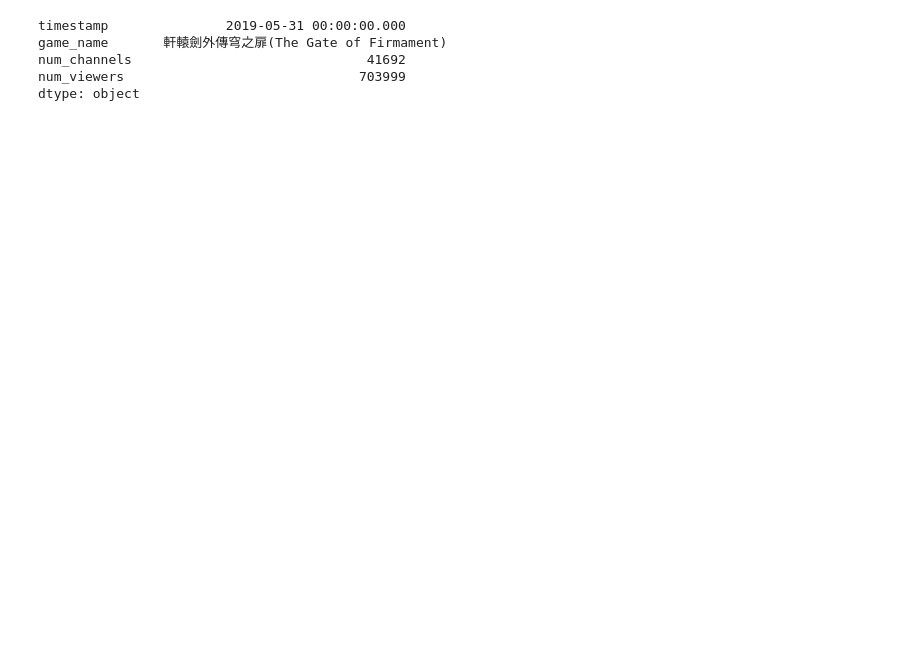
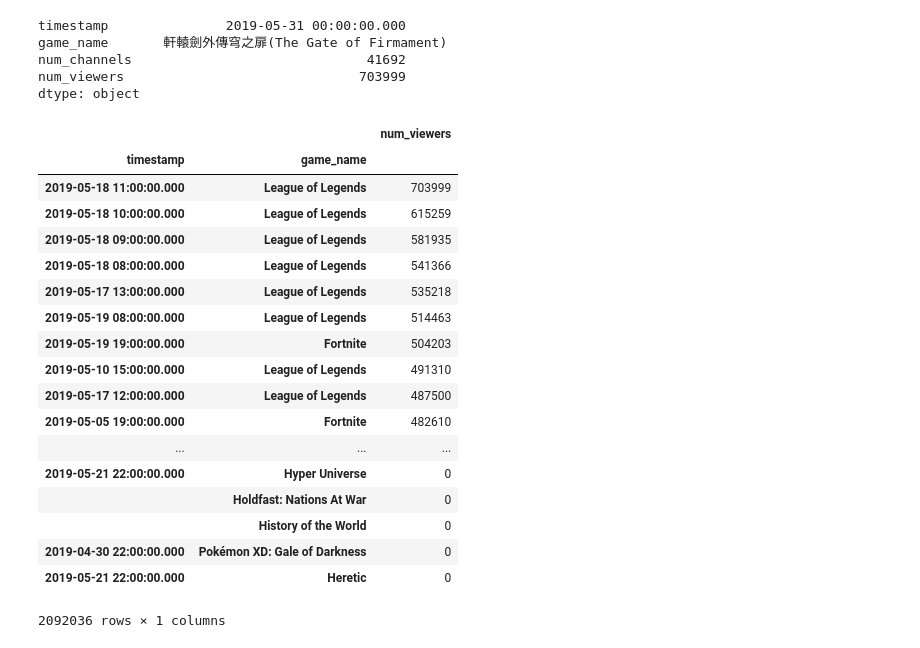
Before and after one commit to natashaborders-zz/Twitch_Streamers_Recommender, a Jupyter notebook: Jeremy_Notebooks/Game_Standing_Notebook.ipynb, the cells around one changed output. Cells and saved outputs as stored; diff of their text form; code cells hidden in the pictures; blank space fills up the shorter version.

```diff
--- a/Jeremy_Notebooks/Game_Standing_Notebook.ipynb
+++ b/Jeremy_Notebooks/Game_Standing_Notebook.ipynb
@@ -89,3 +130,25 @@ game_name       軒轅劍外傳穹之扉(The Gate of Firmament)
 num_channels                              41692
 num_viewers                              703999
 dtype: object
+# %%
+df.groupby(['timestamp', 'game_name']).agg({'num_viewers':'max'}).sort_values(by='num_viewers', ascending = False)
+# %% [output]
+|  |  | num_viewers |
+| timestamp | game_name |  |
+| 2019-05-18 11:00:00.000 | League of Legends | 703999 |
+| 2019-05-18 10:00:00.000 | League of Legends | 615259 |
+| 2019-05-18 09:00:00.000 | League of Legends | 581935 |
+| 2019-05-18 08:00:00.000 | League of Legends | 541366 |
+| 2019-05-17 13:00:00.000 | League of Legends | 535218 |
+| 2019-05-19 08:00:00.000 | League of Legends | 514463 |
+| 2019-05-19 19:00:00.000 | Fortnite | 504203 |
+| 2019-05-10 15:00:00.000 | League of Legends | 491310 |
+| 2019-05-17 12:00:00.000 | League of Legends | 487500 |
+| 2019-05-05 19:00:00.000 | Fortnite | 482610 |
+| ... | ... | ... |
+| 2019-05-21 22:00:00.000 | Hyper Universe | 0 |
+|  | Holdfast: Nations At War | 0 |
+|  | History of the World | 0 |
+| 2019-04-30 22:00:00.000 | Pokémon XD: Gale of Darkness | 0 |
+| 2019-05-21 22:00:00.000 | Heretic | 0 |
+2092036 rows × 1 columns
```
Also changed, not shown: parts of 4 cells of this notebook.
